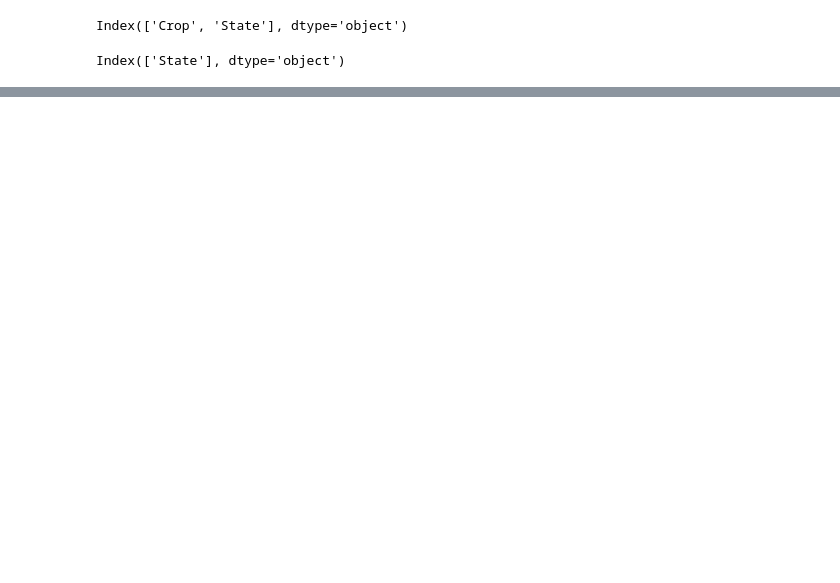
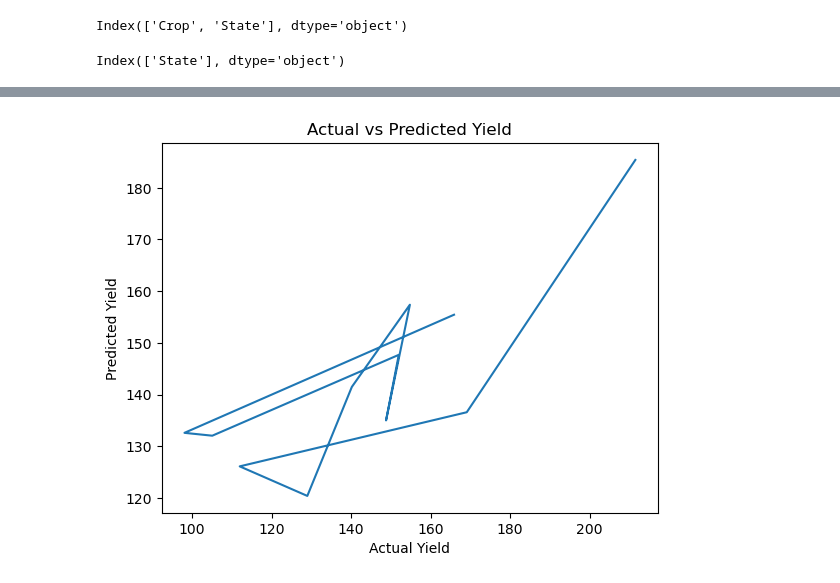
Before and after one commit to Kiash254/Deep-Learning-projects, a Jupyter notebook: crop_detection/crop.ipynb, the cells around one changed output, grey strips where cells are left out. Cells and saved outputs as stored; diff of their text form; code cells hidden in the pictures; blank space fills up the shorter version.

```diff
--- a/crop_detection/crop.ipynb
+++ b/crop_detection/crop.ipynb
@@ -89,0 +219,9 @@ crop_data.select_dtypes(include=['object']).columns
+# %%
+#plot a curve between the actual and predicted values
+plt.plot(y_test,y_pred)
+plt.xlabel('Actual Yield')
+plt.ylabel('Predicted Yield')
+plt.title('Actual vs Predicted Yield')
+plt.show()
+# %% [output]
+[figure, added]
```
Also changed, not shown: parts of 20 cells of this notebook, 1 other file.
